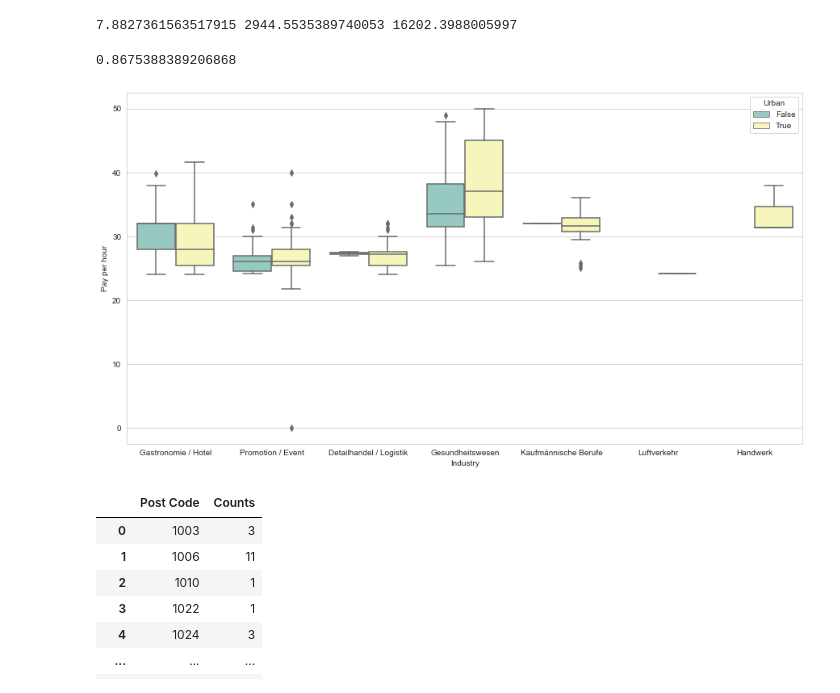
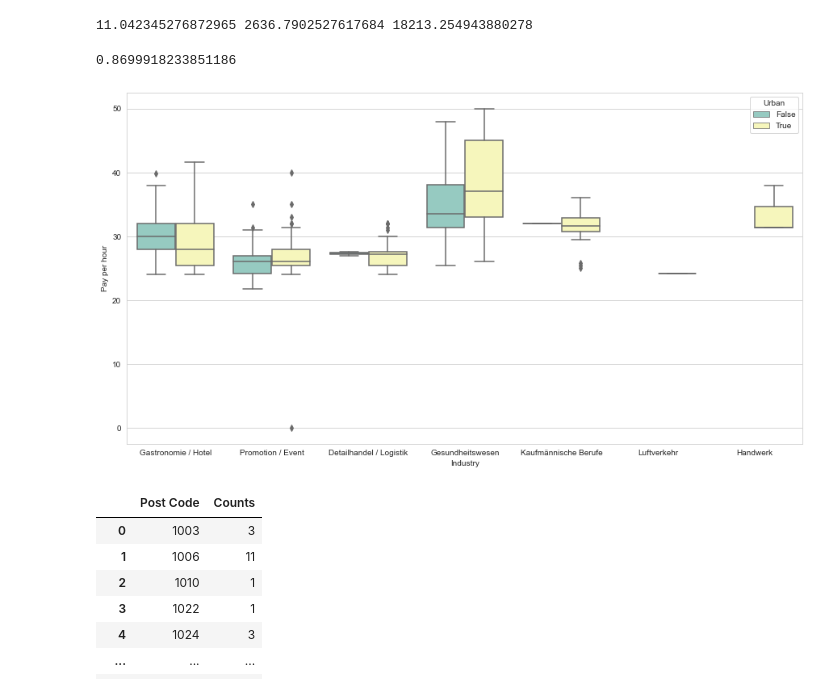
Before and after one commit to sy-guan/master-project-online-staffing, a Jupyter notebook: coople/analysis/coople_urban.ipynb, the cells around one changed output. Drawn from its saved outputs; the diff is of its cells as text; code cells hidden in the pictures.

Commit message:
Update population for all platforms.

```diff
--- a/coople/analysis/coople_urban.ipynb
+++ b/coople/analysis/coople_urban.ipynb
@@ -8,3 +8,12 @@ import matplotlib.colors as mcolors
 df_density = pd.read_excel('../../density.xlsx')
 df_data = pd.read_csv('../data/coople_data.csv')
 df_lat = pd.read_csv('../../post-codes.csv')
+df_population = pd.read_excel('../../population.xlsx')
+# %%
+df_population = df_population.iloc[3:,:2]
+df_population = df_population.rename(columns={'su-e-01.02.03.07': 'Post Code','Permanent resident population by postal code, category of citizenship, sex, five-year age class and marital status, on 31.12.2022':'Population'})
+df_density = df_density.drop(['Population','Density'],axis=1)
+# %%
+df_density = df_density.merge(df_population,on='Post Code',how='left')
+df_density['Density'] = df_density['Population']/df_density['Area']
+df_density.head()
@@ -29,22 +47,21 @@ df_urban.head()
 density = df_urban['Density']
 print(min(density),np.mean(density),max(density))
 # %% [output]
-7.8827361563517915 2944.5535389740053 16202.3988005997
+11.042345276872965 2636.7902527617684 18213.254943880278
 # %%
 df_urban['Urban'] = df_urban['Density'] > 400
 # %%
 urban_total = df_urban['Urban'].sum()/df_urban['Urban'].count()
 urban_total
 # %% [output]
-0.8675388389206868
+0.8699918233851186
 # %%
 import seaborn as sns
 sns.set_style("whitegrid")
 plt.figure(figsize=(15,8))
-ax = sns.boxplot(x="Industry", y="Pay per hour", hue="Urban",
-data=df_urban, palette="Set3")
+ax = sns.boxplot(x="Industry", y="Pay per hour", hue="Urban", data=df_urban, palette="Set3")
 # %% [output]
-[figure, old version]
+[figure, new version]
 # %%
 # Urban data group by post code
 df_count = df_urban.groupby(['Post Code']).size().reset_index(name = 'Counts')
```
Also changed, not shown: parts of 14 cells of this notebook, 5 other files.
